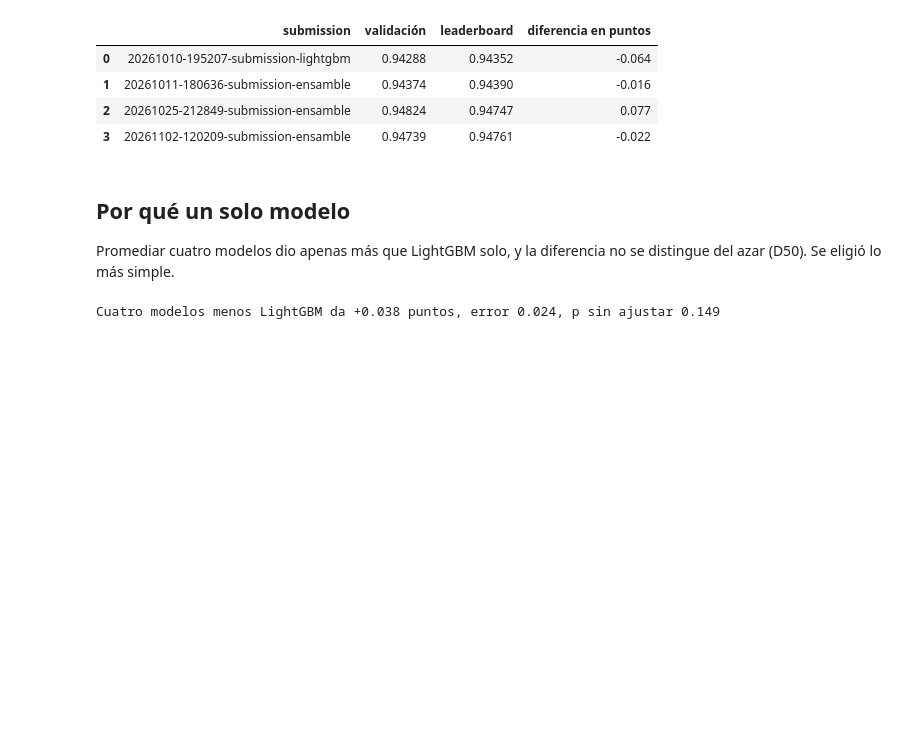
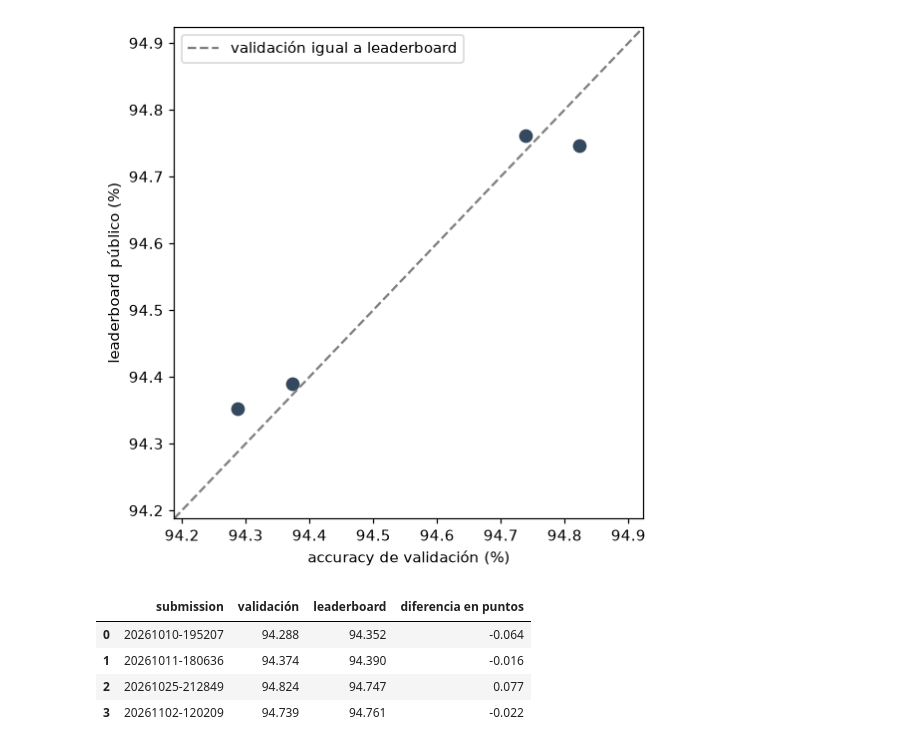
Before and after one commit to clararodriguezacevedo/predictivo-meli, a Jupyter notebook: notebooks/05_modelo_y_validacion.ipynb, the cells around one changed output. Saved outputs shown, nothing was run; the diff lists cells and outputs as text; code cells hidden in the pictures; blank space fills up the shorter version.

Commit message:
explicar mejor el modelo y la busqueda de hiperparametros

```diff
--- a/notebooks/05_modelo_y_validacion.ipynb
+++ b/notebooks/05_modelo_y_validacion.ipynb
@@ -12,6 +12,7 @@ sys.path.insert(0, "..")  # Los módulos están en la raíz del proyecto
 warnings.filterwarnings("ignore")
 %matplotlib inline
 
+from IPython.display import display
 import matplotlib.pyplot as plt
 import numpy as np
 import pandas as pd
@@ -19,6 +20,7 @@ import pandas as pd
 import modelo
 import pruebas
 
+plt.rcParams.update({"figure.dpi": 110, "figure.constrained_layout.use": True})
 corridas = modelo.leer()
-final = [r for r in corridas if r.get("nota") == "modelo final: lightgbm con todas las variables"][-1]
-pd.Series(modelo.PARAMETROS, name="valor").to_frame()
+validaciones = [r for r in corridas if r["tipo"] == "validacion"]
+final = [r for r in validaciones if r.get("nota") == "modelo final: lightgbm con todas las variables"][-1]
@@ -53,26 +409,23 @@ Validación y leaderboard público de cada submission anotada. Sirve para ver si
 # %%
 puntajes = {r["submission"]: r["leaderboard_publico"] for r in corridas if r["tipo"] == "leaderboard"}
 subidas = pd.DataFrame([
-    {"submission": r["id"], "validación": r["accuracy_validacion"], "leaderboard": puntajes[r["id"]]}
+    {"submission": r["id"][:15], "validación": 100 * r["accuracy_validacion"], "leaderboard": 100 * puntajes[r["id"]]}
     for r in corridas if r["tipo"] == "submission" and r["id"] in puntajes
 ])
-subidas["diferencia en puntos"] = (100 * (subidas["validación"] - subidas["leaderboard"])).round(3)
-subidas.round(5)
+subidas["diferencia en puntos"] = subidas["validación"] - subidas["leaderboard"]
+
+fig, ax = plt.subplots(figsize=(5, 5))
+ax.plot(subidas["validación"], subidas["leaderboard"], "o", color="#34495e", markersize=8)
+limites = [subidas[["validación", "leaderboard"]].min().min() - 0.1, subidas[["validación", "leaderboard"]].max().max() + 0.1]
+ax.plot(limites, limites, "--", color="grey", label="validación igual a leaderboard")
+ax.set(xlim=limites, ylim=limites, xlabel="accuracy de validación (%)", ylabel="leaderboard público (%)")
+ax.legend()
+plt.show()
+subidas.round(3)
 # %% [output]
+[figure, added]
 |  | submission | validación | leaderboard | diferencia en puntos |
-| 0 | 20261010-195207-submission-lightgbm | 0.94288 | 0.94352 | -0.064 |
-| 1 | 20261011-180636-submission-ensamble | 0.94374 | 0.94390 | -0.016 |
-| 2 | 20261025-212849-submission-ensamble | 0.94824 | 0.94747 | 0.077 |
-| 3 | 20261102-120209-submission-ensamble | 0.94739 | 0.94761 | -0.022 |
+| 0 | 20261010-195207 | 94.288 | 94.352 | -0.064 |
+| 1 | 20261011-180636 | 94.374 | 94.390 | -0.016 |
+| 2 | 20261025-212849 | 94.824 | 94.747 | 0.077 |
+| 3 | 20261102-120209 | 94.739 | 94.761 | -0.022 |
-# %% [markdown]
-## Por qué un solo modelo
-
-Promediar cuatro modelos dio apenas más que LightGBM solo, y la diferencia no se distingue del azar (D50). Se eligió lo más simple.
-# %%
-por_id = {r["id"]: r for r in corridas}
-cuatro = por_id["20261102-115951-validacion-ensamble"]["accuracy_por_fold"]
-solo = por_id["20261102-134308-validacion-lightgbm"]["accuracy_por_fold"]
-dif, error, p = pruebas.t_corregido(cuatro, solo)
-print(f"Cuatro modelos menos LightGBM da {100 * dif:+.3f} puntos, error {100 * error:.3f}, p sin ajustar {p:.3f}")
-# %% [output]
-Cuatro modelos menos LightGBM da +0.038 puntos, error 0.024, p sin ajustar 0.149
```
Also changed, not shown: parts of 32 cells of this notebook.
